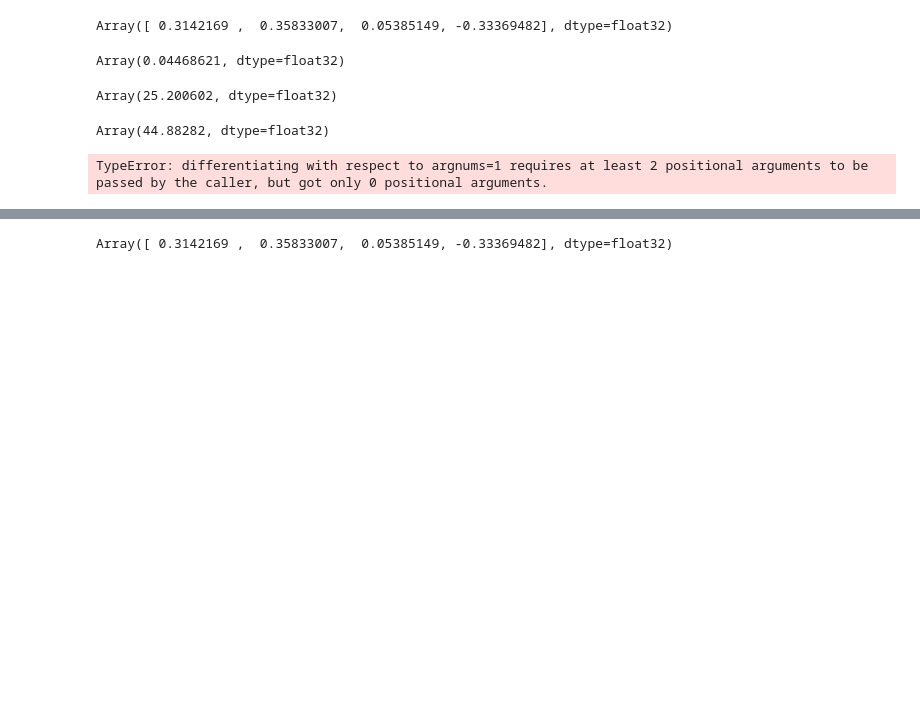
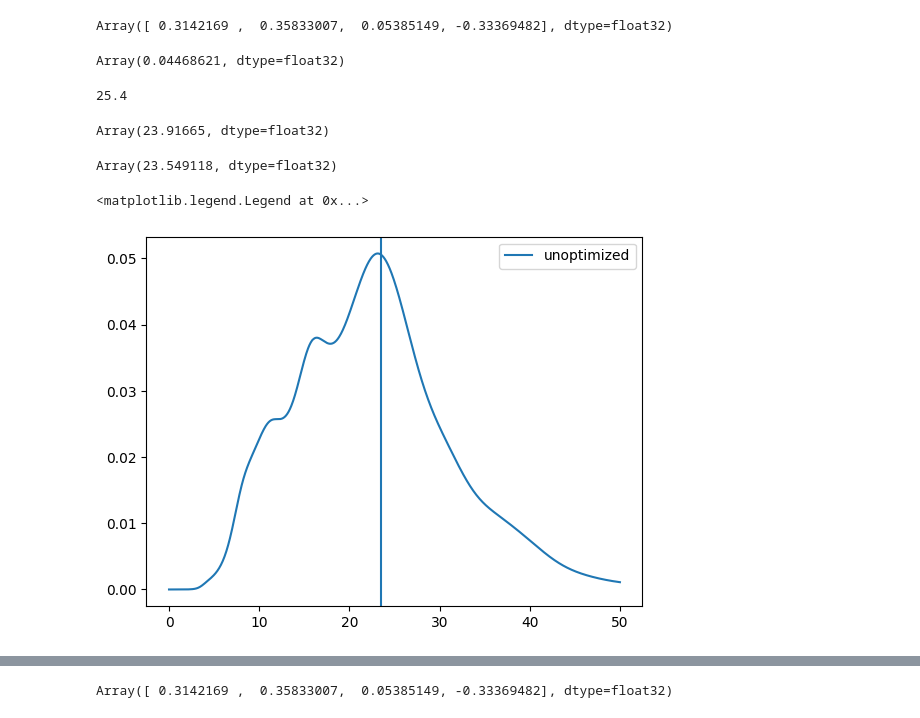
Before and after one commit to Rumoa/qll_qdots, a Jupyter notebook: example_adaptivity_measurements.ipynb, the cells around one changed output, grey strips where cells are left out. Saved outputs shown, nothing was run; the diff lists cells and outputs as text; code cells hidden in the pictures; blank space fills up the shorter version.

Commit message:
We implemented time adaptivity Focus now on the notebook called: example_adaptivity_measurements.ipynb

```diff
--- a/example_adaptivity_measurements.ipynb
+++ b/example_adaptivity_measurements.ipynb
@@ -276,7 +276,7 @@ class MaxDetFimExpDesign(eqx.Module):
         params = t
         opt_state = solver.init(params)
 
-        re = jax.lax.scan(f_for_scan, [params, opt_state], None, length=20)
+        re = jax.lax.scan(f_for_scan, [params, opt_state], None, length=3)
         return re[0][0]
     #
     @jit
@@ -290,9 +290,9 @@ class MaxDetFimExpDesign(eqx.Module):
     ):
         est_particle = est_mean(particles_locations, weights)
 
-        util_fun = lambda t: -1*jnp.linalg.det(model.fim(t=t, particle=est_particle, **kwargs))
+        util_fun = lambda t: 1*jnp.linalg.det(model.fim(t=t, particle=est_particle, **kwargs))
 
-        no_candidates = 15
+        no_candidates = 10
 
         key, subkey = jax.random.split(key)
 
@@ -316,18 +316,36 @@ class MaxDetFimExpDesign(eqx.Module):
         )(times_optimized)
         return times_optimized[jnp.argmax(utilities)]
 # %%
-expdesign = MaxDetFimExpDesign(0.1, 50., 10, 0.01)
+expdesign = MaxDetFimExpDesign(0.1, 50., 10, 0.5)
 expdesign.utility_function(model=m, t=t, particle=true_parameters, prob_initial_state=dist_initial_state, prob_measurement_basis=dist_measurement_basis)
 # %% [output]
 Array(0.04468621, dtype=float32)
+# %%
+t
+# %% [output]
+25.4
 # %%
 expdesign.optimize_utility_function(model=m, t=t, particle=true_parameters, prob_initial_state=dist_initial_state, prob_measurement_basis=dist_measurement_basis)
 # %% [output]
-Array(25.200602, dtype=float32)
+Array(23.91665, dtype=float32)
 # %%
-expdesign.generate_time(subkey, particles_locations, weights, model=m, prob_initial_state=dist_initial_state, prob_measurement_basis=dist_measurement_basis)
+expdesign.generate_time(subkey, (true_parameters[None, :]*np.ones(100)[:, None]), weights/weights.sum(), model=m, prob_initial_state=dist_initial_state, prob_measurement_basis=dist_measurement_basis)
 # %% [output]
-Array(44.88282, dtype=float32)
+Array(23.549118, dtype=float32)
 # %%
+
+times = jnp.linspace(0, 50, 1000)
+
+detfimtimes = jax.vmap(lambda t: jnp.linalg.det(m.fim(true_parameters, t, dist_initial_state, dist_measurement_basis)))(
+    times)
+
+# new_detfimtimes = jax.vmap(
+#     lambda t: jnp.linalg.det(m.fim(true_parameters, t, new_pars1, new_pars2)))(times)
+best_time = expdesign.generate_time(subkey, (true_parameters[None, :]*np.ones(100)[:, None]), weights/weights.sum(), model=m, prob_initial_state=dist_initial_state, prob_measurement_basis=dist_measurement_basis)
+plt.plot(times, detfimtimes, label="unoptimized")
+plt.axvline(best_time)
+# plt.plot(times, new_detfimtimes, label='optimized')
+plt.legend()
 # %% [output]
-TypeError: differentiating with respect to argnums=1 requires at least 2 positional arguments to be passed by the caller, but got only 0 positional arguments.
+<matplotlib.legend.Legend at 0x...>
+[figure, added]
```
Also changed, not shown: parts of 20 cells of this notebook.
